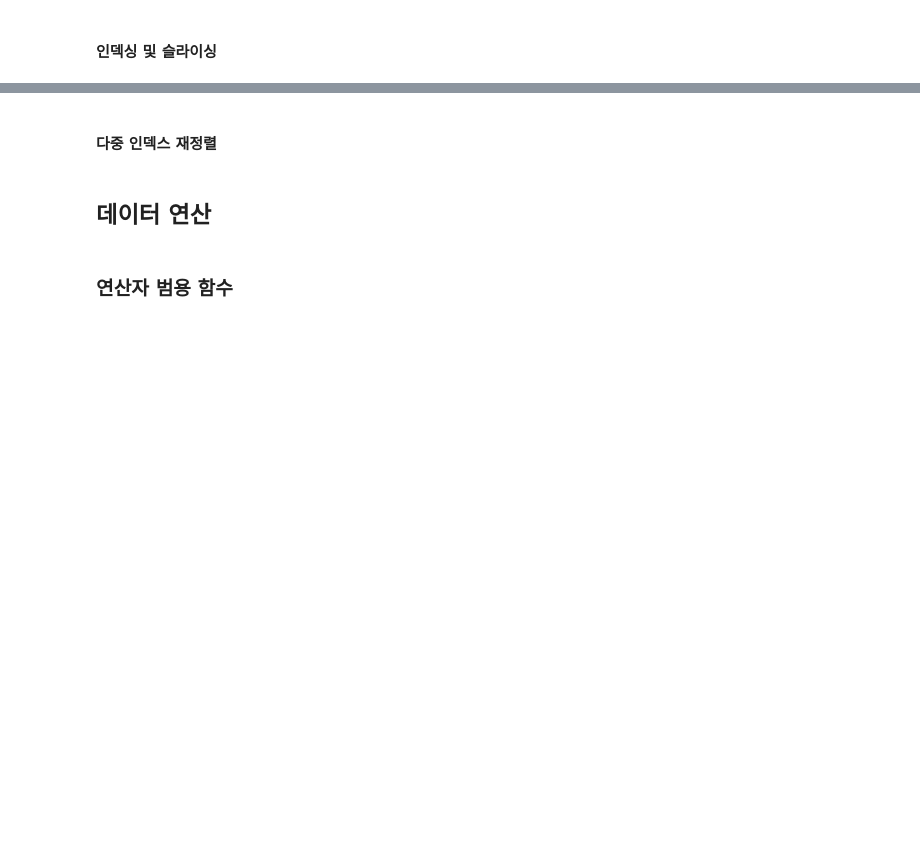
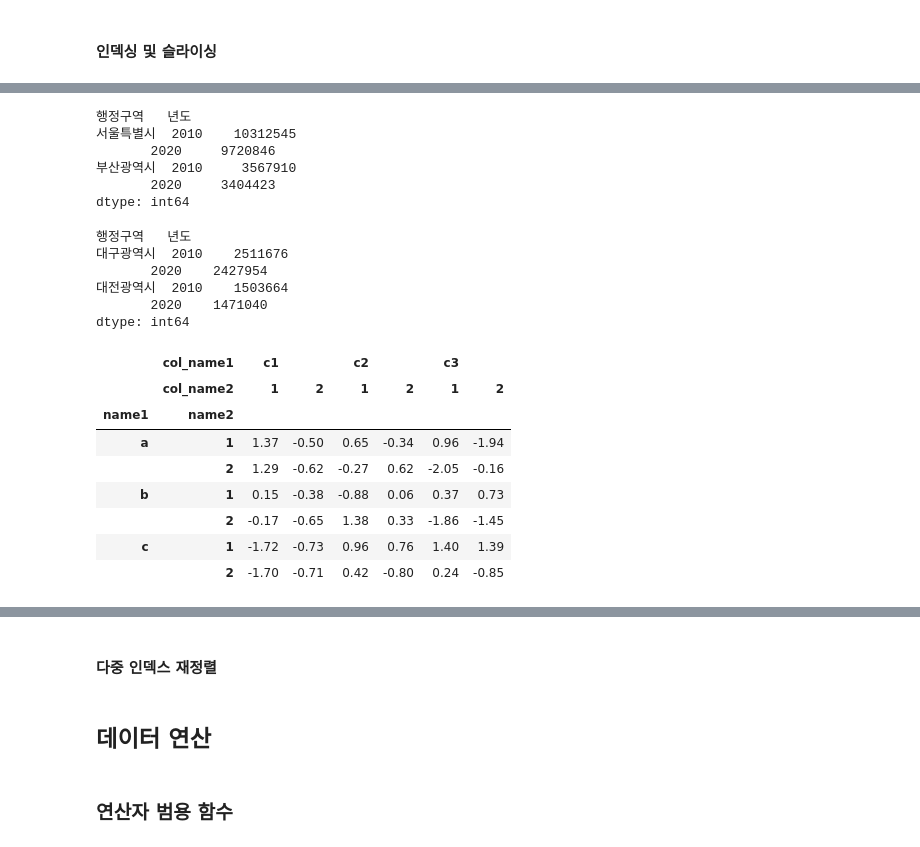
Before and after one commit to eruru0411/DL_Study, a Jupyter notebook: _Pandas_한번에_제대로_배우기_ipynb_のコピー.ipynb, the cells around one changed output, grey strips where cells are left out. Drawn from its saved outputs; the diff is of its cells as text; code cells hidden in the pictures; blank space fills up the shorter version.

```diff
--- a/_Pandas_한번에_제대로_배우기_ipynb_のコピー.ipynb
+++ b/_Pandas_한번에_제대로_배우기_ipynb_のコピー.ipynb
@@ -880,0 +1000,30 @@ df
+# %%
+population[population > 3000000]
+# %% [output]
+행정구역   년도
+서울특별시  2010    10312545
+       2020     9720846
+부산광역시  2010     3567910
+       2020     3404423
+dtype: int64
+# %%
+population[['대구광역시', '대전광역시']]
+# %% [output]
+행정구역   년도
+대구광역시  2010    2511676
+       2020    2427954
+대전광역시  2010    1503664
+       2020    1471040
+dtype: int64
+# %%
+mdf
+# %% [output]
+|  | col_name1 | c1 |  | c2 |  | c3 |  |
+|  | col_name2 | 1 | 2 | 1 | 2 | 1 | 2 |
+| name1 | name2 |  |  |  |  |  |  |
+| a | 1 | 1.37 | -0.50 | 0.65 | -0.34 | 0.96 | -1.94 |
+|  | 2 | 1.29 | -0.62 | -0.27 | 0.62 | -2.05 | -0.16 |
+| b | 1 | 0.15 | -0.38 | -0.88 | 0.06 | 0.37 | 0.73 |
+|  | 2 | -0.17 | -0.65 | 1.38 | 0.33 | -1.86 | -1.45 |
+| c | 1 | -1.72 | -0.73 | 0.96 | 0.76 | 1.40 | 1.39 |
+|  | 2 | -1.70 | -0.71 | 0.42 | -0.80 | 0.24 | -0.85 |
```
Also changed, not shown: parts of 19 cells of this notebook.
